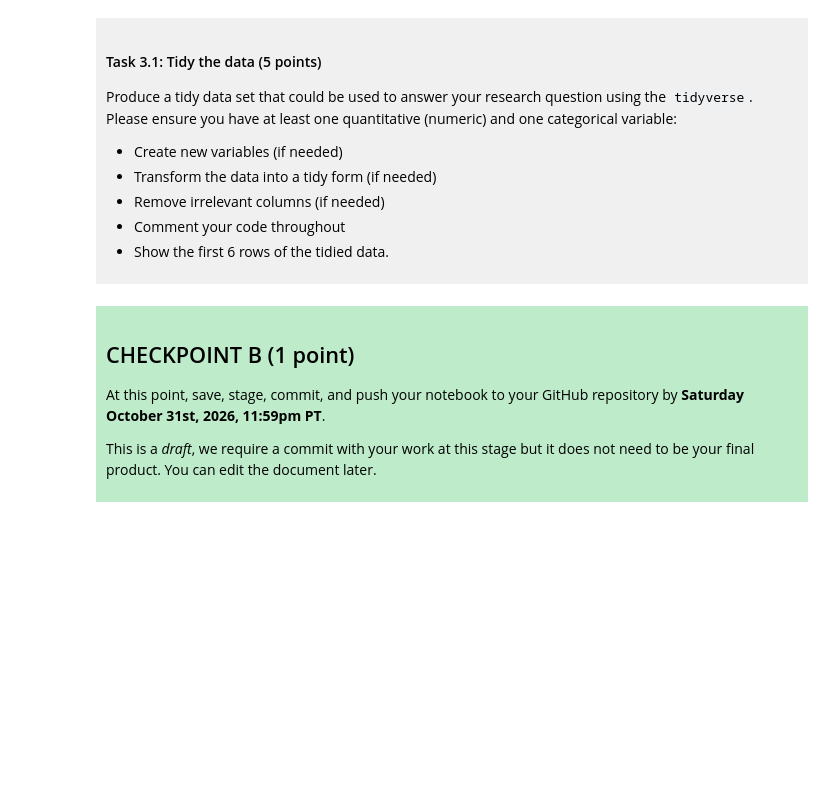
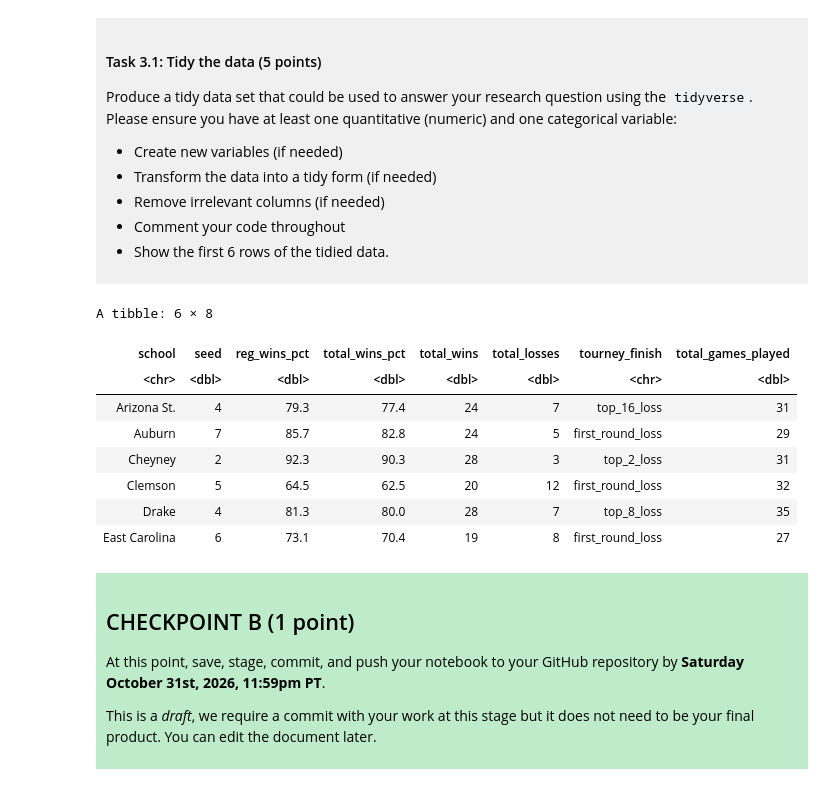
Before and after one commit to Hayley396/dsci-100-project-hayley-cheung, a Jupyter notebook: dsci-100-project-notebook.ipynb, the cells around one changed output. Drawn from its saved outputs; the diff is of its cells as text; code cells hidden in the pictures; blank space fills up the shorter version.

```diff
--- a/dsci-100-project-notebook.ipynb
+++ b/dsci-100-project-notebook.ipynb
@@ -190,6 +210,24 @@ Produce a tidy data set that could be used to answer your research question usin
 </div>
 # %%
 ### EDIT THIS CODE CELL ###
+NCAA <- NCAA_raw|>
+    select(school, seed, reg_wins_pct,total_wins_pct, total_wins, total_losses, tourney_finish)|> #select the needed columns
+    mutate(total_games_played = total_wins + total_losses)|> #added a column of the sum of total wins and losses
+    filter(!is.na(total_games_played))|> #filter out rows in total_games_played that are NA
+    filter(!is.na(seed))|> #filter out rows in seed that are NA
+    filter(!is.na(reg_wins_pct))|>#filter out rows in reg_wins_pct that are NA
+    filter(!is.na(total_wins_pct))#filter out rows in total_wins_pct that are NA
+slice(NCAA, 1:6)
+# %% [output]
+A tibble: 6 × 8
+| school | seed | reg_wins_pct | total_wins_pct | total_wins | total_losses | tourney_finish | total_games_played |
+| <chr> | <dbl> | <dbl> | <dbl> | <dbl> | <dbl> | <chr> | <dbl> |
+| Arizona St. | 4 | 79.3 | 77.4 | 24 | 7 | top_16_loss | 31 |
+| Auburn | 7 | 85.7 | 82.8 | 24 | 5 | first_round_loss | 29 |
+| Cheyney | 2 | 92.3 | 90.3 | 28 | 3 | top_2_loss | 31 |
+| Clemson | 5 | 64.5 | 62.5 | 20 | 12 | first_round_loss | 32 |
+| Drake | 4 | 81.3 | 80.0 | 28 | 7 | top_8_loss | 35 |
+| East Carolina | 6 | 73.1 | 70.4 | 19 | 8 | first_round_loss | 27 |
 # %% [markdown]
 <div style="background-color: #beebca; padding: 10px;">
 
```
Also changed, not shown: parts of 3 cells of this notebook.
